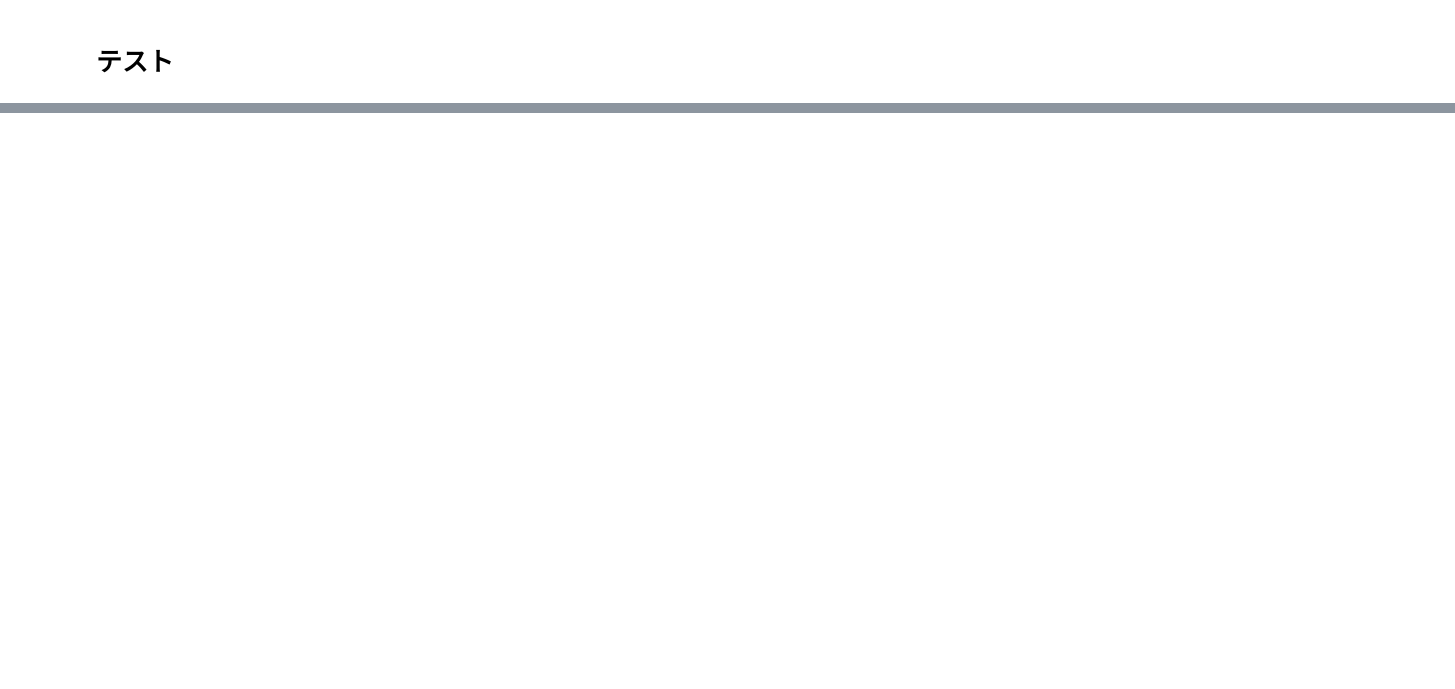
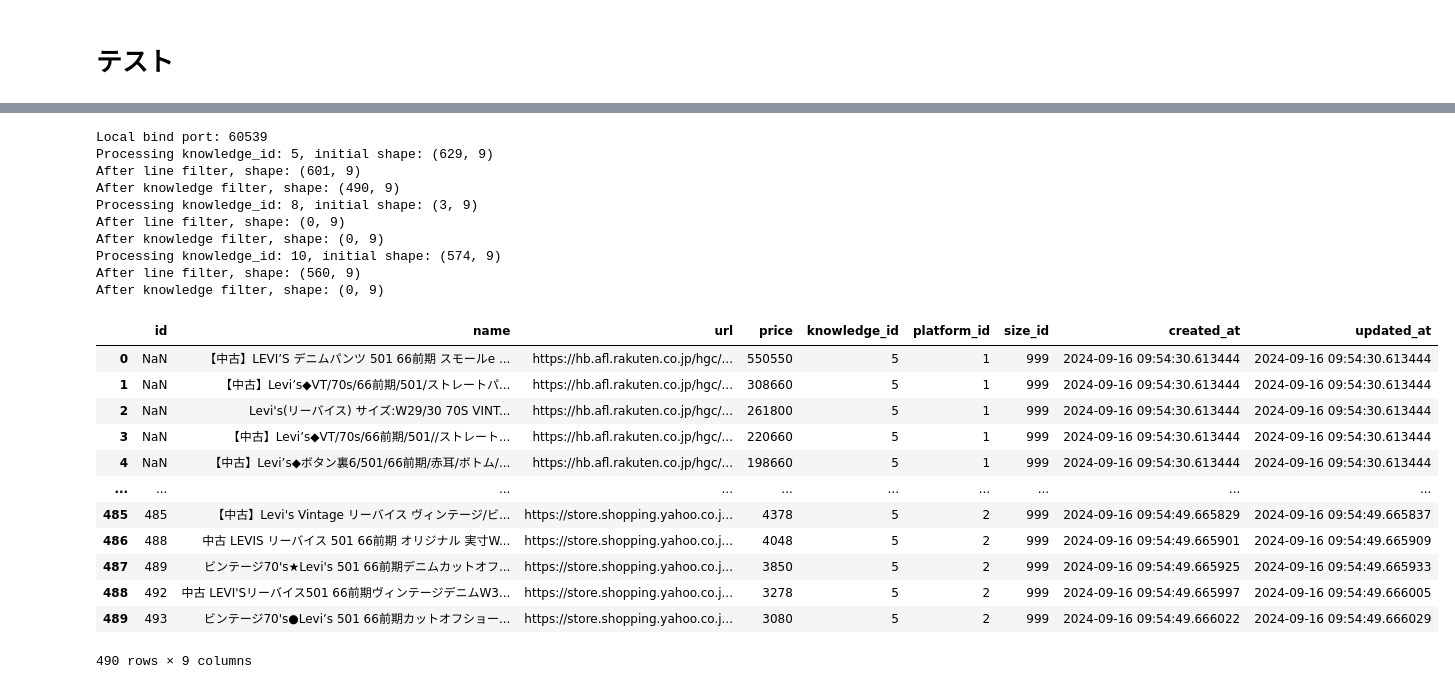
Before and after one commit to atsushimemet/vook_db_lambda, a Jupyter notebook: notebook/exclude_noise_not_include_knowledge.ipynb, the cells around one changed output, grey strips where cells are left out. Saved outputs shown, nothing was run; the diff lists cells and outputs as text; code cells hidden in the pictures; blank space fills up the shorter version.

```diff
--- a/notebook/exclude_noise_not_include_knowledge.ipynb
+++ b/notebook/exclude_noise_not_include_knowledge.ipynb
@@ -190,0 +316,26 @@ test_2()
+# %%
+filter_bulk_by_knowledge(df_bulk)
+# %% [output]
+Local bind port: 60539
+Processing knowledge_id: 5, initial shape: (629, 9)
+After line filter, shape: (601, 9)
+After knowledge filter, shape: (490, 9)
+Processing knowledge_id: 8, initial shape: (3, 9)
+After line filter, shape: (0, 9)
+After knowledge filter, shape: (0, 9)
+Processing knowledge_id: 10, initial shape: (574, 9)
+After line filter, shape: (560, 9)
+After knowledge filter, shape: (0, 9)
+|  | id | name | url | price | knowledge_id | platform_id | size_id | created_at | updated_at |
+| 0 | NaN | 【中古】LEVI’S デニムパンツ 501 66前期 スモールe ... | https://hb.afl.rakuten.co.jp/hgc/... | 550550 | 5 | 1 | 999 | 2024-09-16 09:54:30.613444 | 2024-09-16 09:54:30.613444 |
+| 1 | NaN | 【中古】Levi’s◆VT/70s/66前期/501/ストレートパ... | https://hb.afl.rakuten.co.jp/hgc/... | 308660 | 5 | 1 | 999 | 2024-09-16 09:54:30.613444 | 2024-09-16 09:54:30.613444 |
+| 2 | NaN | Levi's(リーバイス) サイズ:W29/30 70S VINT... | https://hb.afl.rakuten.co.jp/hgc/... | 261800 | 5 | 1 | 999 | 2024-09-16 09:54:30.613444 | 2024-09-16 09:54:30.613444 |
+| 3 | NaN | 【中古】Levi’s◆VT/70s/66前期/501//ストレート... | https://hb.afl.rakuten.co.jp/hgc/... | 220660 | 5 | 1 | 999 | 2024-09-16 09:54:30.613444 | 2024-09-16 09:54:30.613444 |
+| 4 | NaN | 【中古】Levi’s◆ボタン裏6/501/66前期/赤耳/ボトム/... | https://hb.afl.rakuten.co.jp/hgc/... | 198660 | 5 | 1 | 999 | 2024-09-16 09:54:30.613444 | 2024-09-16 09:54:30.613444 |
+| ... | ... | ... | ... | ... | ... | ... | ... | ... | ... |
+| 485 | 485 | 【中古】Levi's Vintage リーバイス ヴィンテージ/ビ... | https://store.shopping.yahoo.co.j... | 4378 | 5 | 2 | 999 | 2024-09-16 09:54:49.665829 | 2024-09-16 09:54:49.665837 |
+| 486 | 488 | 中古 LEVIS リーバイス 501 66前期 オリジナル 実寸W... | https://store.shopping.yahoo.co.j... | 4048 | 5 | 2 | 999 | 2024-09-16 09:54:49.665901 | 2024-09-16 09:54:49.665909 |
+| 487 | 489 | ビンテージ70's★Levi's 501 66前期デニムカットオフ... | https://store.shopping.yahoo.co.j... | 3850 | 5 | 2 | 999 | 2024-09-16 09:54:49.665925 | 2024-09-16 09:54:49.665933 |
+| 488 | 492 | 中古 LEVI'Sリーバイス501 66前期ヴィンテージデニムW3... | https://store.shopping.yahoo.co.j... | 3278 | 5 | 2 | 999 | 2024-09-16 09:54:49.665997 | 2024-09-16 09:54:49.666005 |
+| 489 | 493 | ビンテージ70's●Levi’s 501 66前期カットオフショー... | https://store.shopping.yahoo.co.j... | 3080 | 5 | 2 | 999 | 2024-09-16 09:54:49.666022 | 2024-09-16 09:54:49.666029 |
+490 rows × 9 columns
```
Also changed, not shown: parts of 8 cells of this notebook.
